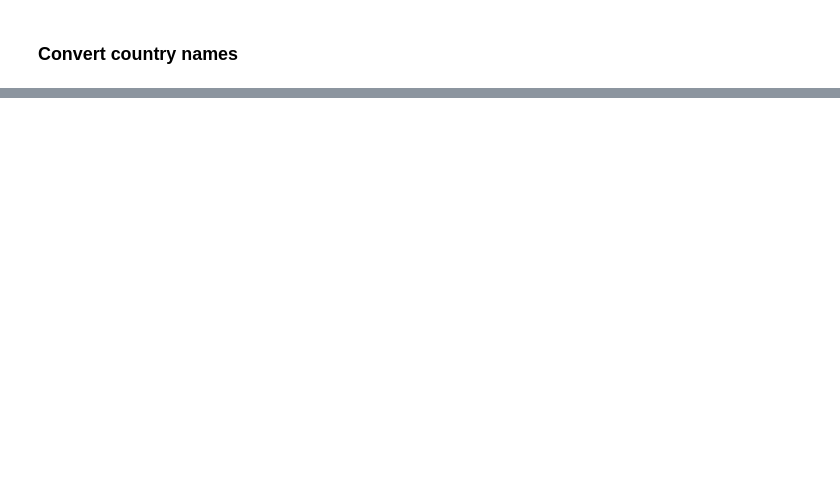
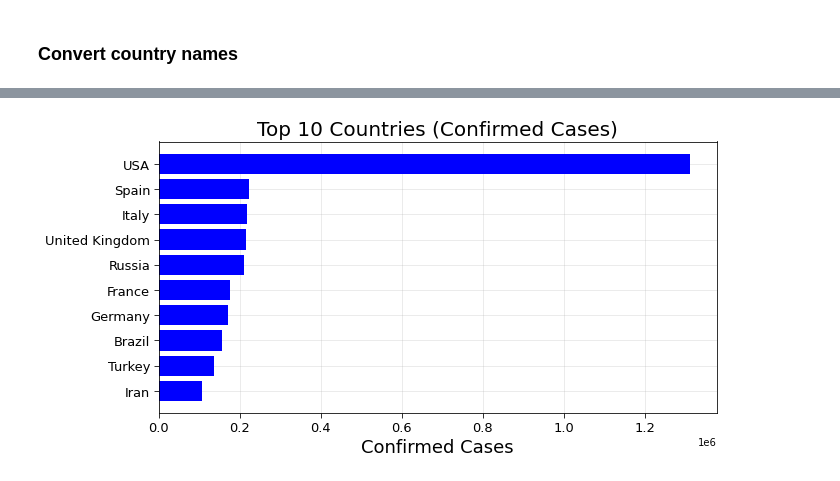
Before and after one commit to CharlBrill89/Covid-19, a Jupyter notebook: Covid19.ipynb, the cells around one changed output, grey strips where cells are left out. Cells and saved outputs as stored; diff of their text form; code cells hidden in the pictures; blank space fills up the shorter version.

```diff
--- a/Covid19.ipynb
+++ b/Covid19.ipynb
@@ -184,0 +204,18 @@ df_countries_cases.sort_values('Confirmed', ascending= False).head(20).style.bac
+# %%
+#Draw some bar plots for the confirmed cases for the top 10 countries
+f = plt.figure(figsize=(10,5))
+#f.add_subplot(111)
+
+plt.axes(axisbelow=True)
+plt.barh(df_countries_cases.sort_values('Confirmed')["Confirmed"]\
+         .index[-10:],df_countries_cases.sort_values('Confirmed')["Confirmed"]\
+         .values[-10:],color="blue")
+plt.tick_params(size=5,labelsize = 13)
+plt.xlabel("Confirmed Cases",fontsize=18)
+plt.title("Top 10 Countries (Confirmed Cases)",fontsize=20)
+plt.grid(alpha=0.3)
+
+
+plt.show()
+# %% [output]
+[figure, added]
```
Also changed, not shown: parts of 22 cells of this notebook.
